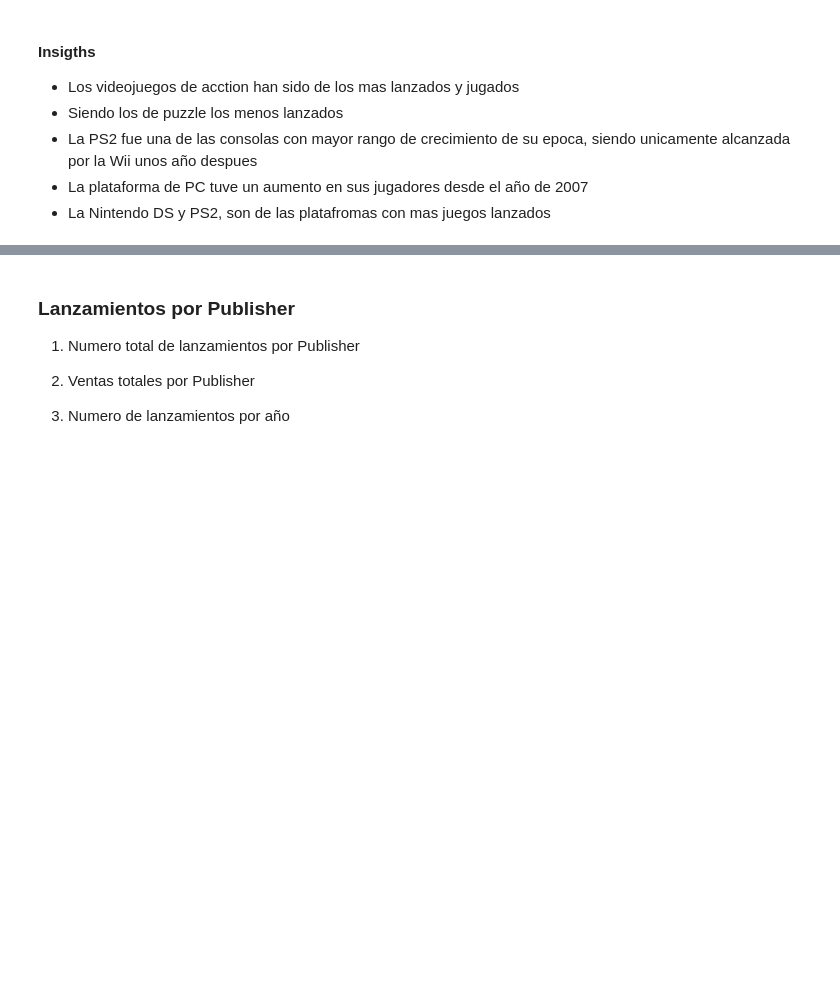
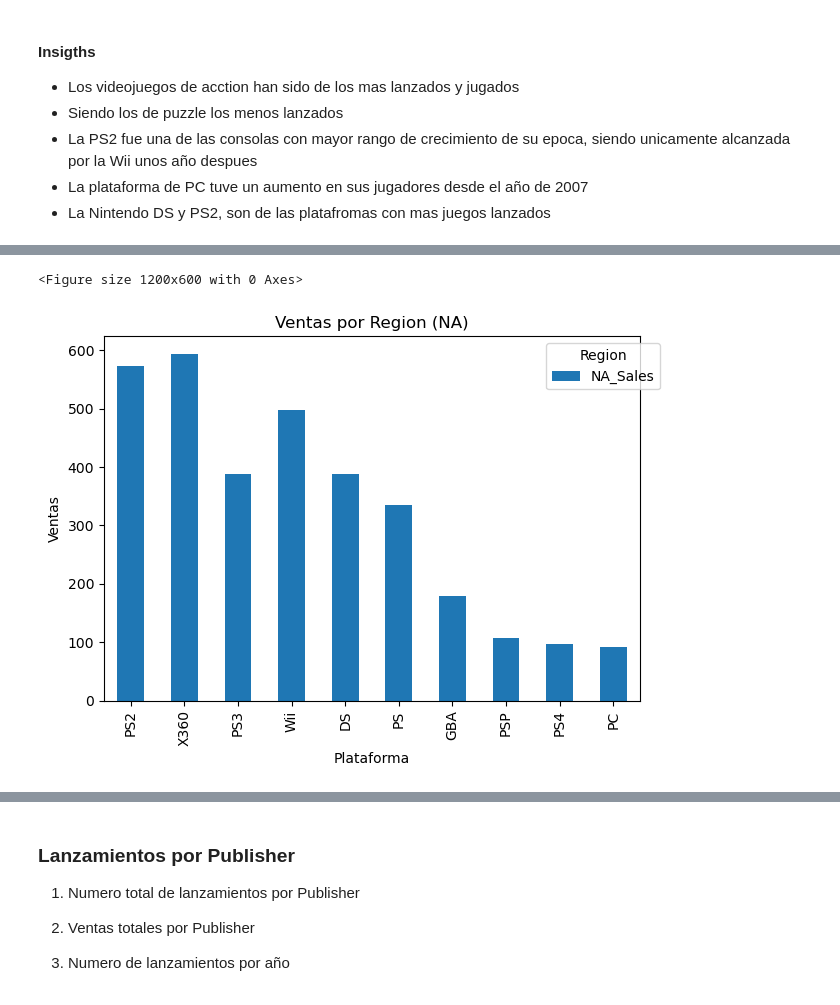
Before and after one commit to BryanHs20/Python-para-Data-Analyst, a Jupyter notebook: Tareas-Proyectos/Tarea M33-AD – Bryan Hernandez Solis.ipynb, the cells around one changed output, grey strips where cells are left out. Saved outputs shown, nothing was run; the diff lists cells and outputs as text; code cells hidden in the pictures; blank space fills up the shorter version.

```diff
--- a/Tareas-Proyectos/Tarea M33-AD – Bryan Hernandez Solis.ipynb
+++ b/Tareas-Proyectos/Tarea M33-AD – Bryan Hernandez Solis.ipynb
@@ -465,0 +619,6 @@ plt.tight_layout()
+# %%
+sales_x_region_na = pd.pivot_table(df, values=['NA_Sales', 'Global_Sales'],index='Platform',aggfunc='sum').round(2)
+
+sales_x_region_na = sales_x_region_na.sort_values('Global_Sales', ascending=False)
+
+sales_x_region_na
@@ -465,0 +644,13 @@ plt.tight_layout()
+# %%
+plt.figure(figsize=(12, 6))
+
+sales_x_region_na[['NA_Sales']].head(10).plot(kind='bar', stacked=True)
+
+plt.title('Ventas por Region (NA)')
+plt.xlabel('Plataforma')
+plt.ylabel('Ventas')
+plt.legend(title='Region', bbox_to_anchor=(1.05, 1))
+plt.tight_layout()
+# %% [output]
+<Figure size 1200x600 with 0 Axes>
+[figure, added]
```
Also changed, not shown: parts of 75 cells of this notebook.
